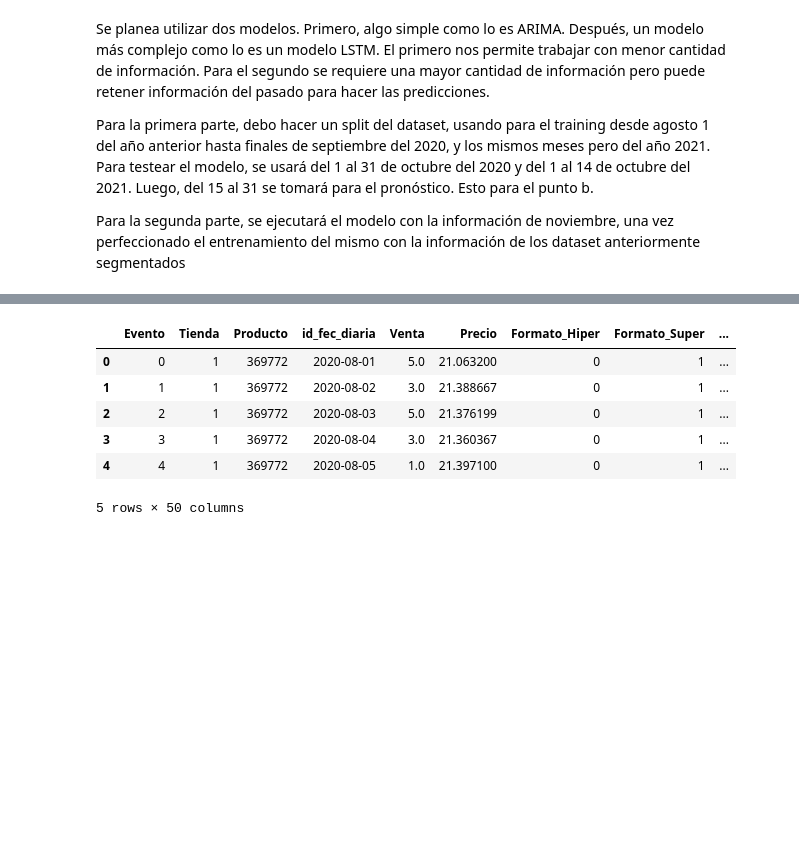
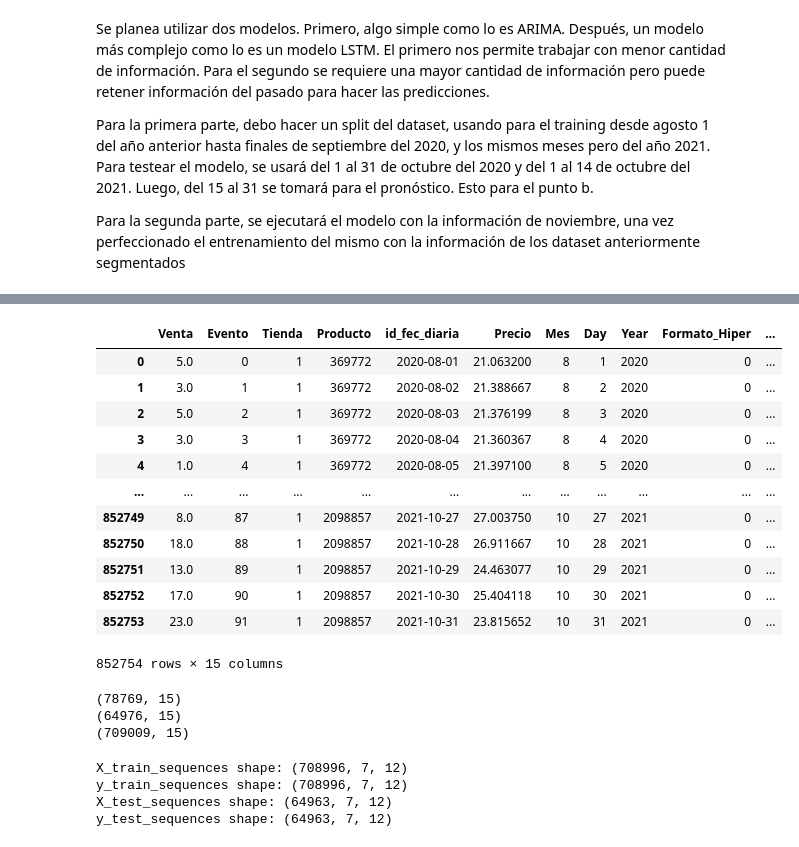
Before and after one commit to AlanMLCH/pythonDataScience, a Jupyter notebook: enkiForecasting/MLProcess.ipynb, the cells around one changed output, grey strips where cells are left out. Drawn from its saved outputs; the diff is of its cells as text; code cells hidden in the pictures; blank space fills up the shorter version.

```diff
--- a/enkiForecasting/MLProcess.ipynb
+++ b/enkiForecasting/MLProcess.ipynb
@@ -165,2 +171,21 @@ storeFirstDataframeFeatureDates
+# %%
+column_order = ['Venta'] + [col for col in storeFirstDataframeFeatureDates.columns if col != 'Venta']
+storeFirstDataframeFeatureDates = storeFirstDataframeFeatureDates[column_order]
+# %%
+storeFirstDataframeFeatureDates
+# %% [output]
+|  | Venta | Evento | Tienda | Producto | id_fec_diaria | Precio | Mes | Day | Year | Formato_Hiper | ... |
+| 0 | 5.0 | 0 | 1 | 369772 | 2020-08-01 | 21.063200 | 8 | 1 | 2020 | 0 | ... |
+| 1 | 3.0 | 1 | 1 | 369772 | 2020-08-02 | 21.388667 | 8 | 2 | 2020 | 0 | ... |
+| 2 | 5.0 | 2 | 1 | 369772 | 2020-08-03 | 21.376199 | 8 | 3 | 2020 | 0 | ... |
+| 3 | 3.0 | 3 | 1 | 369772 | 2020-08-04 | 21.360367 | 8 | 4 | 2020 | 0 | ... |
+| 4 | 1.0 | 4 | 1 | 369772 | 2020-08-05 | 21.397100 | 8 | 5 | 2020 | 0 | ... |
+| ... | ... | ... | ... | ... | ... | ... | ... | ... | ... | ... | ... |
+| 852749 | 8.0 | 87 | 1 | 2098857 | 2021-10-27 | 27.003750 | 10 | 27 | 2021 | 0 | ... |
+| 852750 | 18.0 | 88 | 1 | 2098857 | 2021-10-28 | 26.911667 | 10 | 28 | 2021 | 0 | ... |
+| 852751 | 13.0 | 89 | 1 | 2098857 | 2021-10-29 | 24.463077 | 10 | 29 | 2021 | 0 | ... |
+| 852752 | 17.0 | 90 | 1 | 2098857 | 2021-10-30 | 25.404118 | 10 | 30 | 2021 | 0 | ... |
+| 852753 | 23.0 | 91 | 1 | 2098857 | 2021-10-31 | 23.815652 | 10 | 31 | 2021 | 0 | ... |
+852754 rows × 15 columns
 # %%
 training_start = '2020-08-01'
@@ -178,10 +210,51 @@ testing_data = storeFirstDataframeFeatureDates[(storeFirstDataframeFeatureDates[
-# %%
-training_data.head()
-# %% [output]
-|  | Evento | Tienda | Producto | id_fec_diaria | Venta | Precio | Formato_Hiper | Formato_Super | ... |
-| 0 | 0 | 1 | 369772 | 2020-08-01 | 5.0 | 21.063200 | 0 | 1 | ... |
-| 1 | 1 | 1 | 369772 | 2020-08-02 | 3.0 | 21.388667 | 0 | 1 | ... |
-| 2 | 2 | 1 | 369772 | 2020-08-03 | 5.0 | 21.376199 | 0 | 1 | ... |
-| 3 | 3 | 1 | 369772 | 2020-08-04 | 3.0 | 21.360367 | 0 | 1 | ... |
-| 4 | 4 | 1 | 369772 | 2020-08-05 | 1.0 | 21.397100 | 0 | 1 | ... |
-5 rows × 50 columns
+# %%
+print(validation_data.shape)
+print(testing_data.shape)
+print(training_data.shape)
+# %% [output]
+(78769, 15)
+(64976, 15)
+(709009, 15)
+# %%
+selected_features = ['Evento', 'Tienda', 'Producto', 'Mes', 'Day', 'Year', 'Formato_Hiper', 'Formato_Super', 'Subformato_Basico', 'Subformato_Intermedio', 'Subformato_Plus', 'DayOfWeek']
+
+X_train = training_data[selected_features].values
+X_test = testing_data[selected_features].values
+
+# MinMax scaling
+scaler = MinMaxScaler()
+X_train_scaled = scaler.fit_transform(X_train)
+X_test_scaled = scaler.transform(X_test)
+
+# Prepare sequences
+sequence_length = 7
+
+def create_sequences(data, sequence_length):
+    sequences = []
+    targets = []
+
+    for i in range(len(data) - 2 * sequence_length + 1):  # Adjust loop range to create target sequences
+        sequence = data[i:i + sequence_length]
+        target_sequence = data[i + sequence_length:i + 2 * sequence_length]
+        sequences.append(sequence)
+        targets.append(target_sequence)
+    return sequences, targets
+
+X_train_sequences, y_train_sequences = create_sequences(X_train_scaled, sequence_length)
+X_train_sequences = np.array(X_train_sequences)
+y_train_sequences = np.array(y_train_sequences)
+
+X_test_sequences, y_test_sequences = create_sequences(X_test_scaled, sequence_length)
+X_test_sequences = np.array(X_test_sequences)
+y_test_sequences = np.array(y_test_sequences)
+
+
+print("X_train_sequences shape:", X_train_sequences.shape)
+print("y_train_sequences shape:", y_train_sequences.shape)
+print("X_test_sequences shape:", X_test_sequences.shape)
+print("y_test_sequences shape:", y_test_sequences.shape)
+# %% [output]
+X_train_sequences shape: (708996, 7, 12)
+y_train_sequences shape: (708996, 7, 12)
+X_test_sequences shape: (64963, 7, 12)
+y_test_sequences shape: (64963, 7, 12)
```
Also changed, not shown: parts of 19 cells of this notebook, 1 other file.
